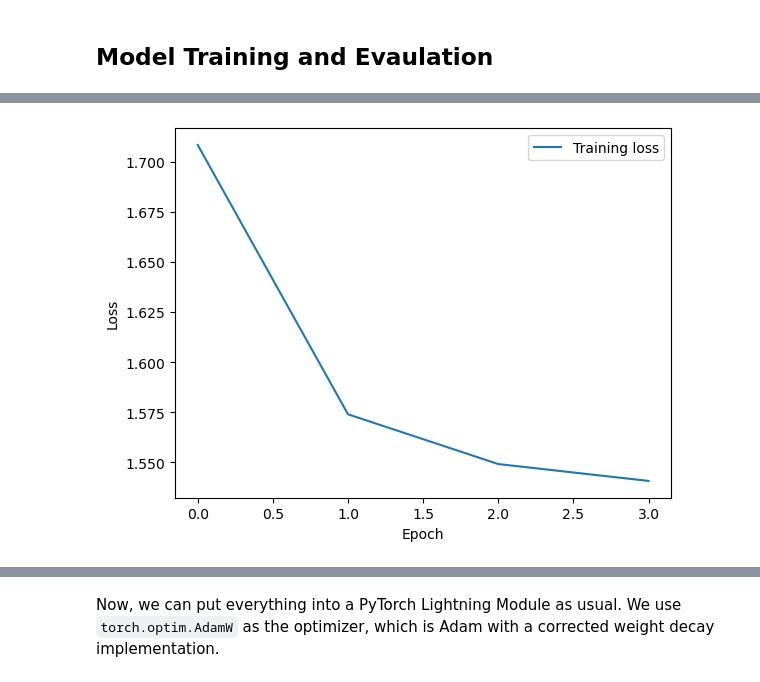
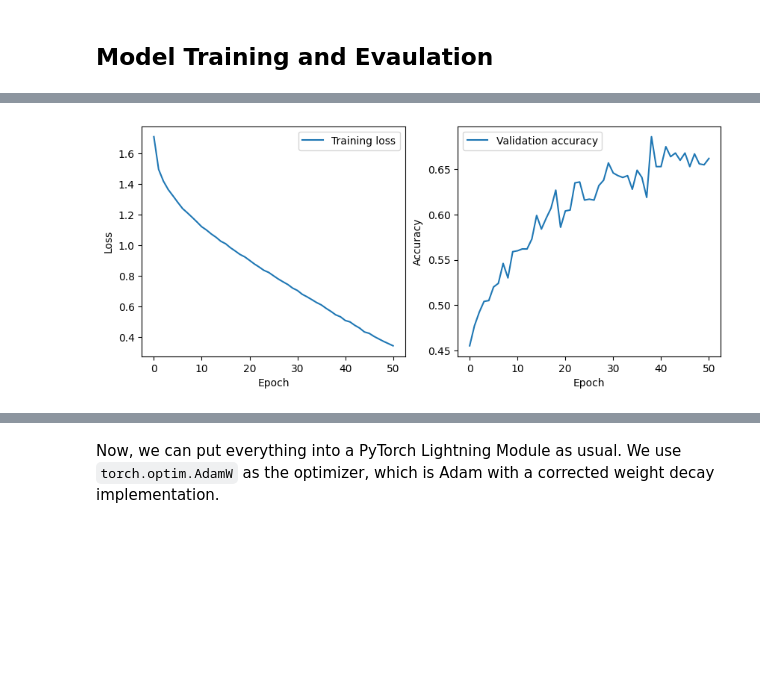
Before and after one commit to LinusCrugnola/DLAV-2025, a Jupyter notebook: graded_homework/hw1_part2/hw1_part2.ipynb, the cells around one changed output, grey strips where cells are left out. Drawn from its saved outputs; the diff is of its cells as text; code cells hidden in the pictures; blank space fills up the shorter version.

```diff
--- a/graded_homework/hw1_part2/hw1_part2.ipynb
+++ b/graded_homework/hw1_part2/hw1_part2.ipynb
@@ -197,7 +197,7 @@ def unnormalize(img, mean, std):
     img = img * torch.tensor(std).view(3, 1, 1) + torch.tensor(mean).view(3, 1, 1)
     return img
 
-train_loader, val_loader, val_set = get_train_valid_loader(augment=False)
+train_loader, val_loader, val_set = get_train_valid_loader(augment=True)
 NUM_IMAGES = 4
 CIFAR_images = torch.stack([val_set[idx][0] for idx in range(NUM_IMAGES)], dim=0)
 # %% [output]
@@ -333,10 +336,7 @@ class MultiHeadSelfAttention(nn.Module):
         # TODO: Linear transformations to compute queries (Q), keys (K), and values (V) projecting the input to multi-head dimension
         self.q = nn.Linear(embed_dim, embed_dim, bias=False)
         self.k = nn.Linear(embed_dim, embed_dim, bias=False)
-        self.v = nn.Linear(embed_dim, embed_dim, bias=False)
-
-        # TODO: Linear transformation project back the output to original embedding dimension
-        self.output_projection = nn.Linear(embed_dim, embed_dim)
+        self.v = nn.Linear(embed_dim, embed_dim, bias=False)num_patches=64
 
 
     def forward(self, input_tensor):
@@ -492,6 +492,9 @@ class VisionTransformer(nn.Module):
         super().__init__()
 
         self.patch_size = patch_size
+        if num_patches != (32 / patch_size)**2:
+            num_patches = int((32 / patch_size)**2)
+            print(f"Patch number corrected to {num_patches}")
 
         # TODO: Define the patch embedding layer using a linear layer.
         self.patch_embedding = nn.Linear(num_channels * patch_size * patch_size, embed_dim)
@@ -554,7 +557,7 @@ class VisionTransformer(nn.Module):
 # %%
 # Initialize the model, loss function, and optimizer
 
-learning_rate = 3e-4
+learning_rate = 1e-4
 model = VisionTransformer(
     embed_dim=256,
     hidden_dim=512,
@@ -567,7 +570,8 @@ model = VisionTransformer(
 ).to(device)
 
 criterion = nn.CrossEntropyLoss()
-optimizer = torch.optim.AdamW(model.parameters(), lr=learning_rate)
+optimizer = torch.optim.AdamW(model.parameters(), lr=learning_rate, weight_decay=0.05)
+scheduler = torch.optim.lr_scheduler.CosineAnnealingLR(optimizer, T_max=200)
 # %%
 from tqdm.notebook import tqdm
 
@@ -615,12 +660,18 @@ KeyboardInterrupt:
 # %%
-plt.figure()
+plt.figure(figsize=(10,4))
+plt.subplot(1, 2, 1)
 plt.plot(train_losses, label='Training loss')
 plt.xlabel('Epoch')
 plt.ylabel('Loss')
 plt.legend()
+plt.subplot(1, 2, 2)
+plt.plot(val_accuracies, label='Validation accuracy')
+plt.xlabel('Epoch')
+plt.ylabel('Accuracy')
+plt.legend()
 plt.show()
 # %% [output]
-[figure, old version]
+[figure, new version]
 # %%
 # Validation/Test
 model.eval()
```
Also changed, not shown: parts of 9 cells of this notebook, 2 other files.
